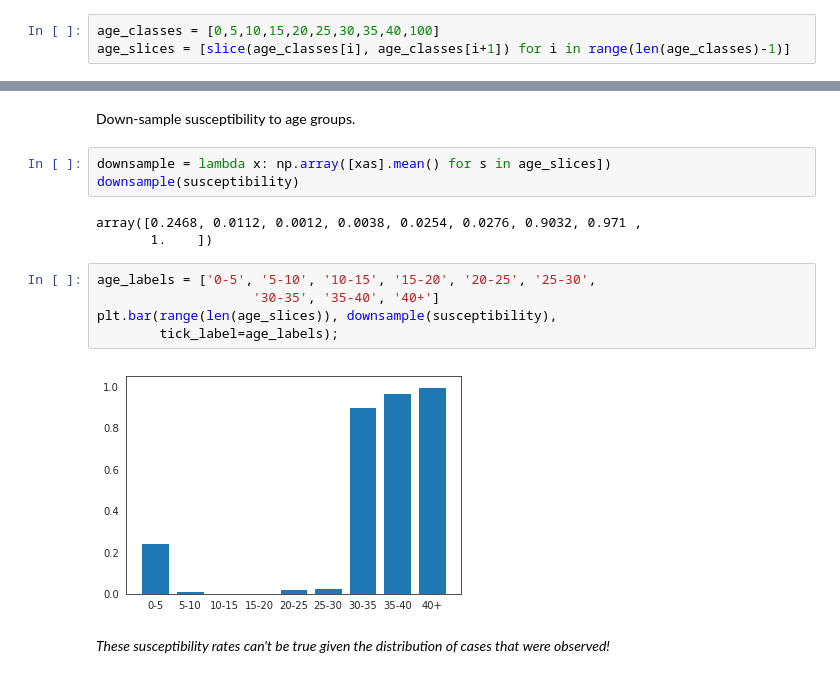
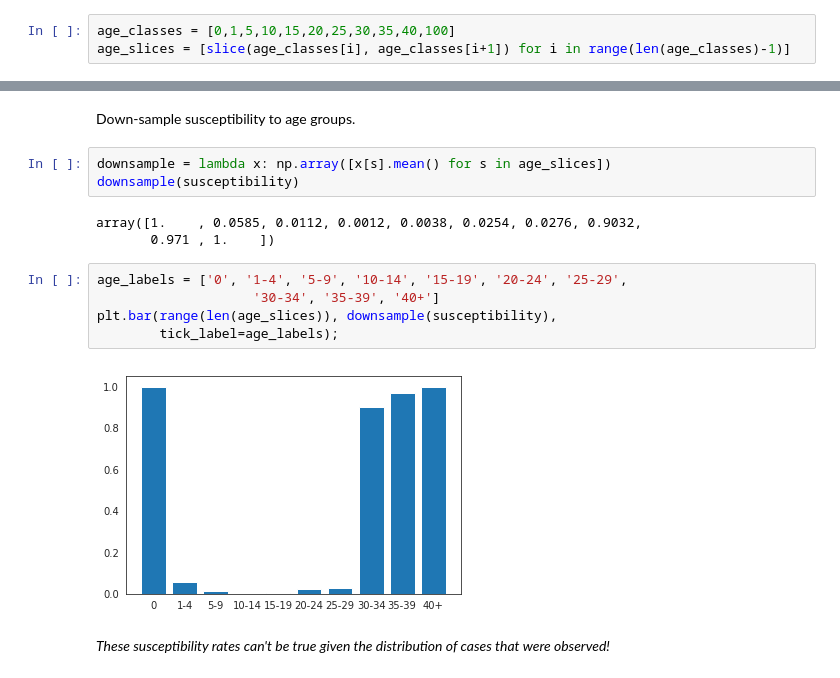
Before and after one commit to fonnesbeck/mongolia_measles, a Jupyter notebook: notebooks/Measles Dynamics.ipynb, the cells around one changed output, grey strips where cells are left out. Saved outputs shown, nothing was run; the diff lists cells and outputs as text.

```diff
--- a/notebooks/Measles Dynamics.ipynb
+++ b/notebooks/Measles Dynamics.ipynb
@@ -151,7 +170,7 @@ coverage.tail(20)
 | 1 | 0.99 | 0.00 | 0.0 | 0.00 | 0.00 | 0.00 | 0.00 |
 | 0 | 0.00 | 0.00 | 0.0 | 0.00 | 0.00 | 0.00 | 0.00 |
 # %%
-age_classes = [0,5,10,15,20,25,30,35,40,100]
+age_classes = [0,1,5,10,15,20,25,30,35,40,100]
 age_slices = [slice(age_classes[i], age_classes[i+1]) for i in range(len(age_classes)-1)]
 # %%
 n_age_classes = len(age_classes) - 1
@@ -176,18 +195,18 @@ p_susc = susceptibility.groupby(pd.cut(susceptibility.index, age_classes)).mean(
 # %% [markdown]
 Down-sample susceptibility to age groups.
 # %%
-downsample = lambda x: np.array([xas].mean() for s in age_slices])
+downsample = lambda x: np.array([x[s].mean() for s in age_slices])
 downsample(susceptibility)
 # %% [output]
-array([0.2468, 0.0112, 0.0012, 0.0038, 0.0254, 0.0276, 0.9032, 0.971 ,
-       1.    ])
+array([1.    , 0.0585, 0.0112, 0.0012, 0.0038, 0.0254, 0.0276, 0.9032,
+       0.971 , 1.    ])
 # %%
-age_labels = ['0-5', '5-10', '10-15', '15-20', '20-25', '25-30',
-                    '30-35', '35-40', '40+']
+age_labels = ['0', '1-4', '5-9', '10-14', '15-19', '20-24', '25-29',
+                    '30-34', '35-39', '40+']
 plt.bar(range(len(age_slices)), downsample(susceptibility),
         tick_label=age_labels);
 # %% [output]
-[figure, old version]
+[figure, new version]
 # %% [markdown]
 *These susceptibility rates can't be true given the distribution of cases that were observed!*
 # %% [markdown]
```
Also changed, not shown: parts of 25 cells of this notebook, 3 other files.
